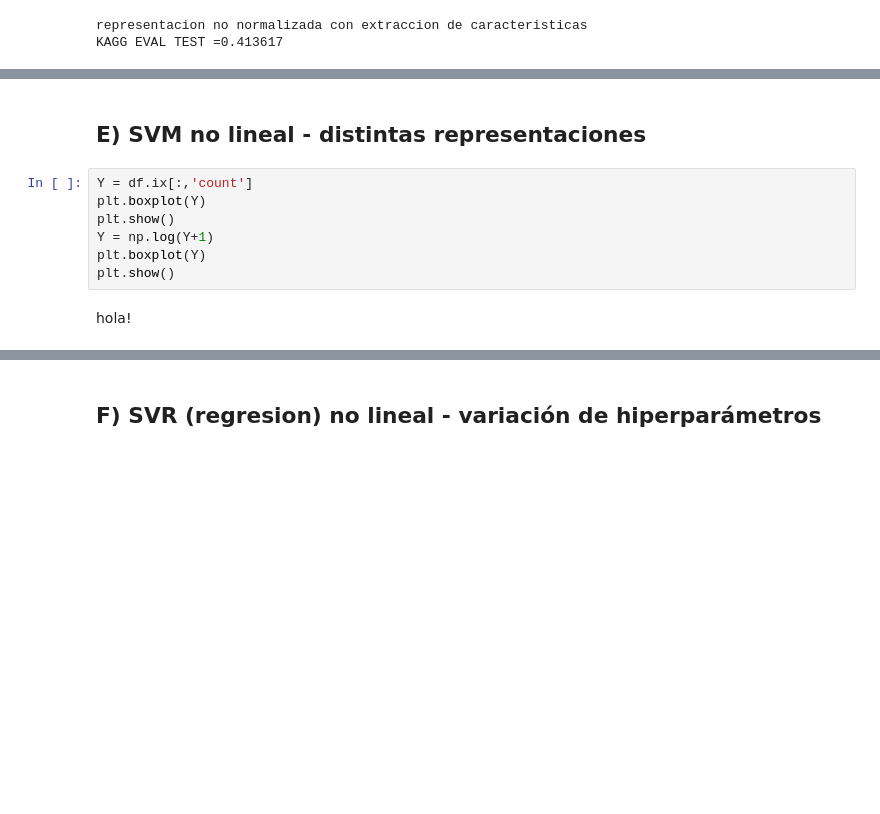
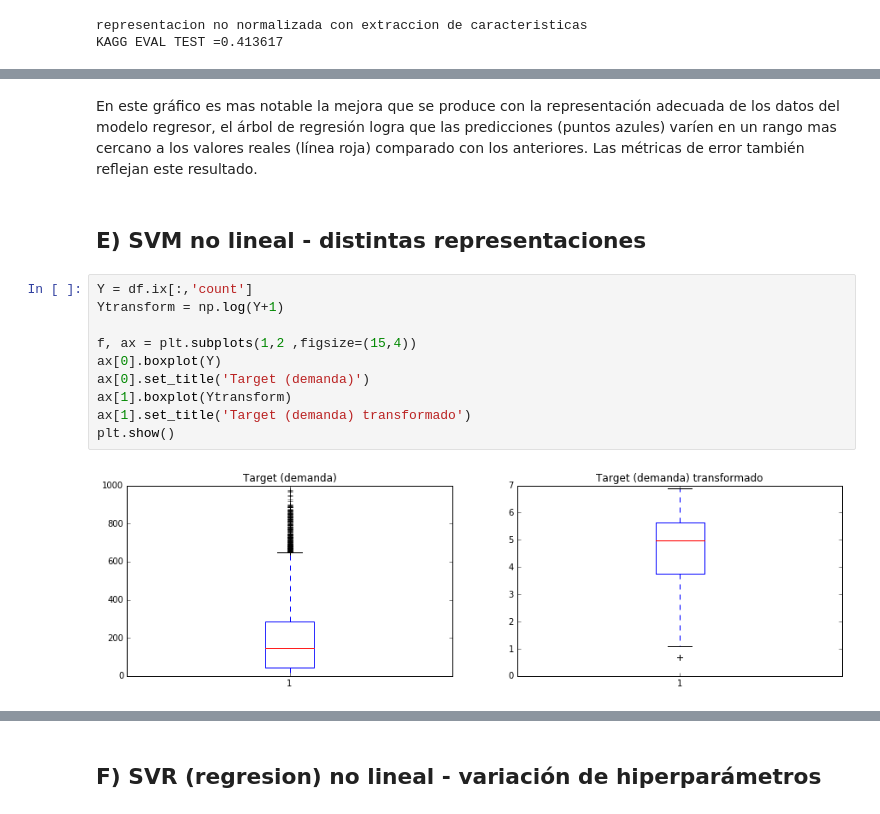
Before and after one commit to FMena14/MachineLearning3, a Jupyter notebook: Parte2.ipynb, the cells around one changed output, grey strips where cells are left out. Saved outputs shown, nothing was run; the diff lists cells and outputs as text; blank space fills up the shorter version.

```diff
--- a/Parte2.ipynb
+++ b/Parte2.ipynb
@@ -524,11 +532,16 @@ plt.show()
+# %% [markdown]
+En este gráfico es mas notable la mejora que se produce con la representación adecuada de los datos del modelo regresor, el árbol de regresión logra que las predicciones (puntos azules) varíen en un rango mas cercano a los valores reales (línea roja) comparado con los anteriores. Las métricas de error también reflejan este resultado.
 # %% [markdown]
 ## E) SVM no lineal - distintas representaciones
-# %%
-Y = df.ix[:,'count']
-plt.boxplot(Y)
-plt.show()
-Y = np.log(Y+1)
-plt.boxplot(Y)
-plt.show()
-# %% [markdown]
-hola!
+# %%
+Y = df.ix[:,'count']
+Ytransform = np.log(Y+1)
+
+f, ax = plt.subplots(1,2 ,figsize=(15,4))
+ax[0].boxplot(Y)
+ax[0].set_title('Target (demanda)')
+ax[1].boxplot(Ytransform)
+ax[1].set_title('Target (demanda) transformado')
+plt.show()
+# %% [output]
+[figure, added]
```
Also changed, not shown: parts of 46 cells of this notebook, 2 other files.
